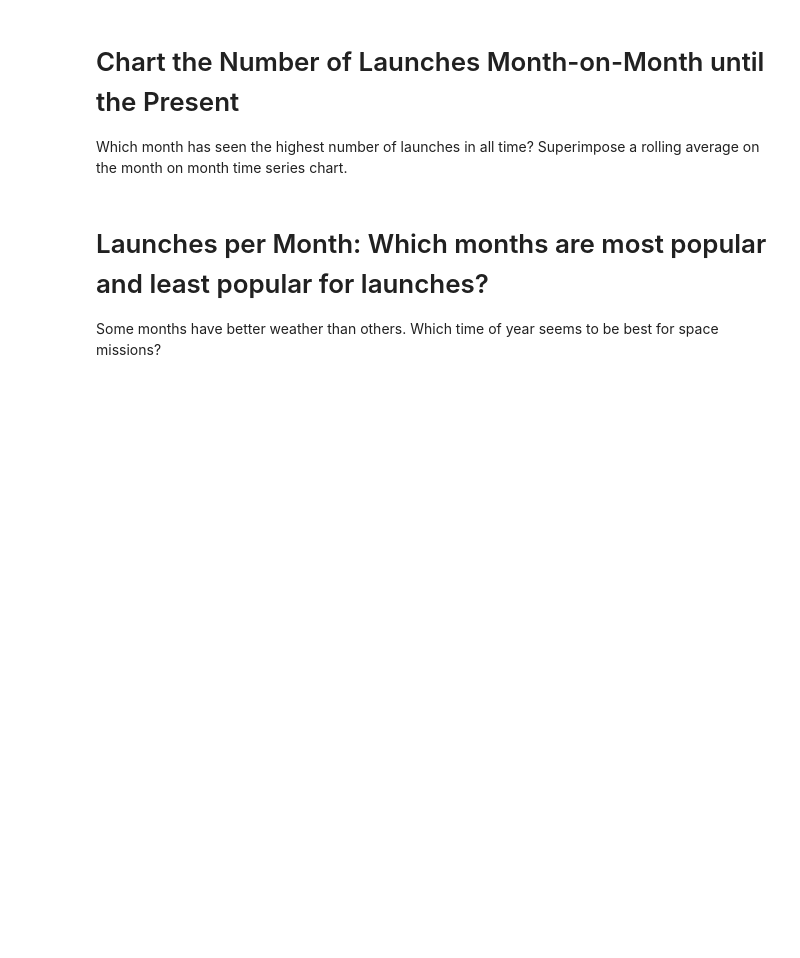
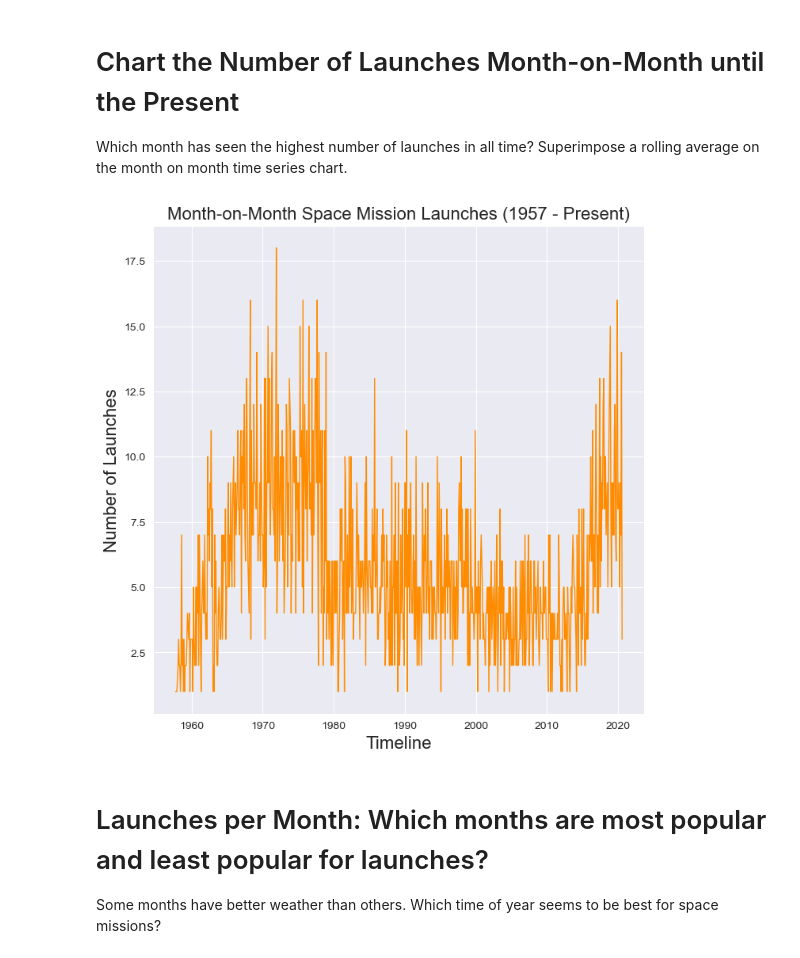
Before and after one commit to CyberWol-12/space_mission_analysis, a Jupyter notebook: Space_Missions_Analysis_(start).ipynb, the cells around one changed output. Drawn from its saved outputs; the diff is of its cells as text; code cells hidden in the pictures; blank space fills up the shorter version.

Commit message:
chart

```diff
--- a/Space_Missions_Analysis_(start).ipynb
+++ b/Space_Missions_Analysis_(start).ipynb
@@ -439,6 +439,23 @@ plt.show()
 # Chart the Number of Launches Month-on-Month until the Present
 
 Which month has seen the highest number of launches in all time? Superimpose a rolling average on the month on month time series chart.
+# %%
+df_data['Year_Month'] = df_data['Date'].dt.to_period('M')
+MOM_launches = df_data['Year_Month'].value_counts().sort_index()
+
+MOM_launches.index = MOM_launches.index.to_timestamp()
+
+plt.figure(figsize=(8,8))
+plt.plot(MOM_launches.index,
+         MOM_launches.values,
+         color = 'darkorange',
+         linewidth = 1)
+plt.title('Month-on-Month Space Mission Launches (1957 - Present)',fontsize = 16)
+plt.xlabel('Timeline',fontsize = 16)
+plt.ylabel('Number of Launches',fontsize = 16)
+plt.show()
+# %% [output]
+[figure, added]
 # %% [markdown]
 # Launches per Month: Which months are most popular and least popular for launches?
 
```
Also changed, not shown: parts of 3 cells of this notebook.
